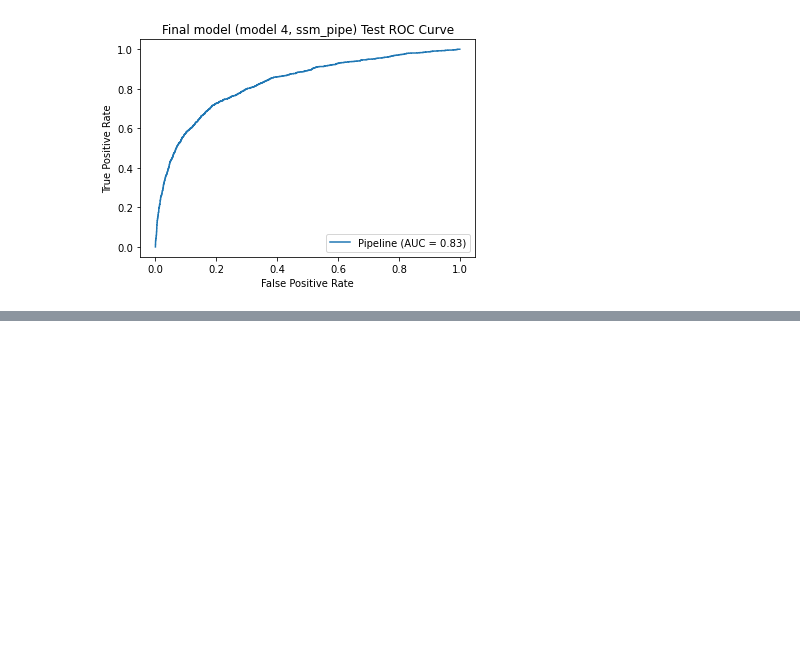
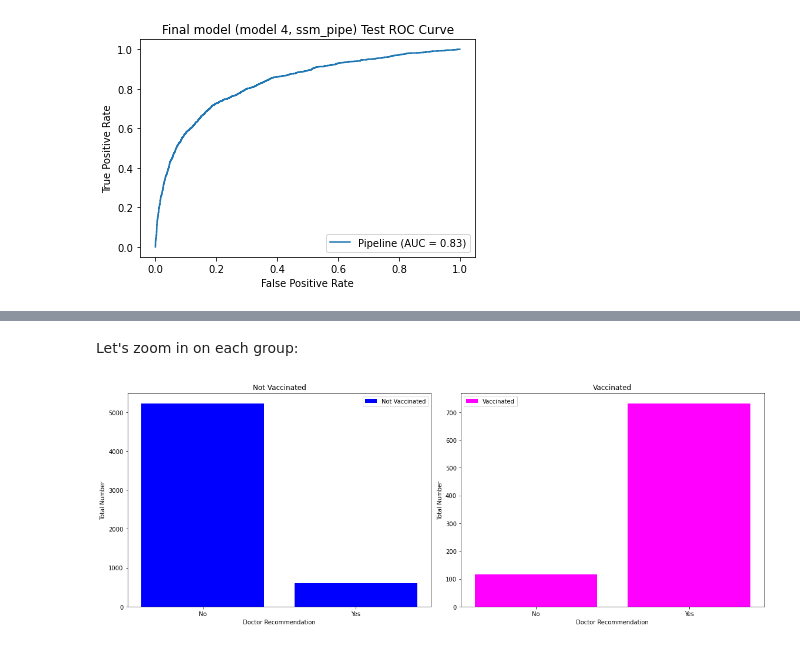
Before and after one commit to rachelhgoldstein/H1N1-Flu-Vaccines, a Jupyter notebook: Code/Model_Analysis.ipynb, the cells around one changed output, grey strips where cells are left out. Drawn from its saved outputs; the diff is of its cells as text; code cells hidden in the pictures; blank space fills up the shorter version.

```diff
--- a/Code/Model Analysis.ipynb
+++ b/Code/Model_Analysis.ipynb
@@ -1665,0 +1765,33 @@ plt.title('Final model (model 4, ssm_pipe) Test ROC Curve');
+# %% [markdown]
+Let's zoom in on each group:
+# %%
+fig, ax = plt.subplots(nrows=1, ncols=2, figsize=(16, 6))
+
+# plot the not vaccinated on the left
+ax[0].bar(x=not_vacc_doc_rec['preds'].index,
+            height=not_vacc_doc_rec['preds'].values,
+            label='Not Vaccinated', color='blue')
+
+ax[0].set_title('Not Vaccinated')
+ax[0].set_xlabel('Doctor Recommendation')
+ax[0].set_ylabel('Total Number')
+ax[0].set_xticks([0,1])
+ax[0].set_xticklabels(['No', 'Yes'])
+ax[0].legend()
+
+# plot the vaccinated on the right
+ax[1].bar(x=vacc_doc_rec['preds'].index,
+            height=vacc_doc_rec['preds'].values,
+            label='Vaccinated', color='magenta')
+
+ax[1].set_title('Vaccinated')
+ax[1].set_xlabel('Doctor Recommendation')
+ax[1].set_ylabel('Total Number')
+ax[1].set_xticks([0,1])
+ax[1].set_xticklabels(['No', 'Yes'])
+ax[1].legend()
+
+plt.tight_layout()
+plt.show();
+# %% [output]
+[figure, added]
```
Also changed, not shown: parts of 79 cells of this notebook, 2 other files.
